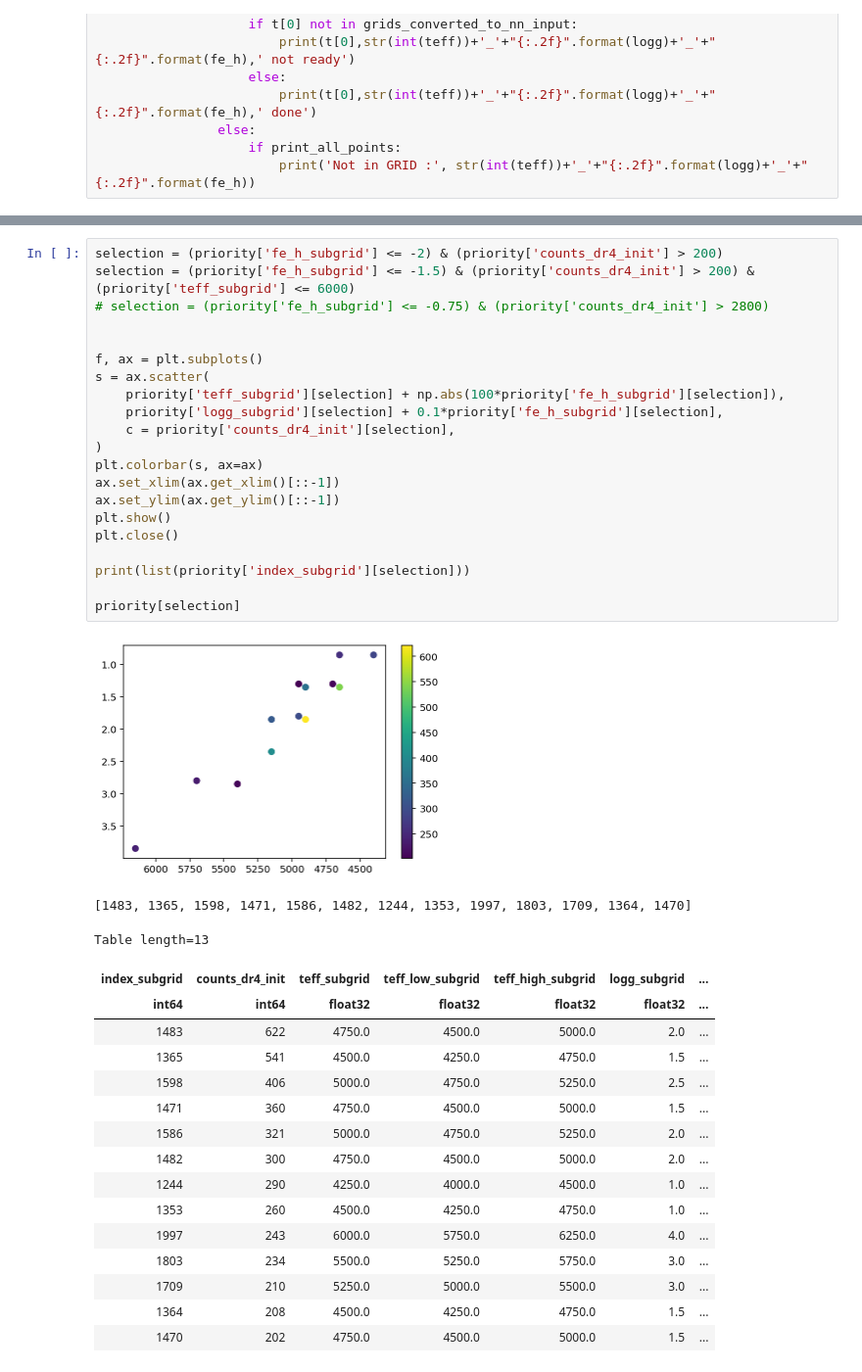
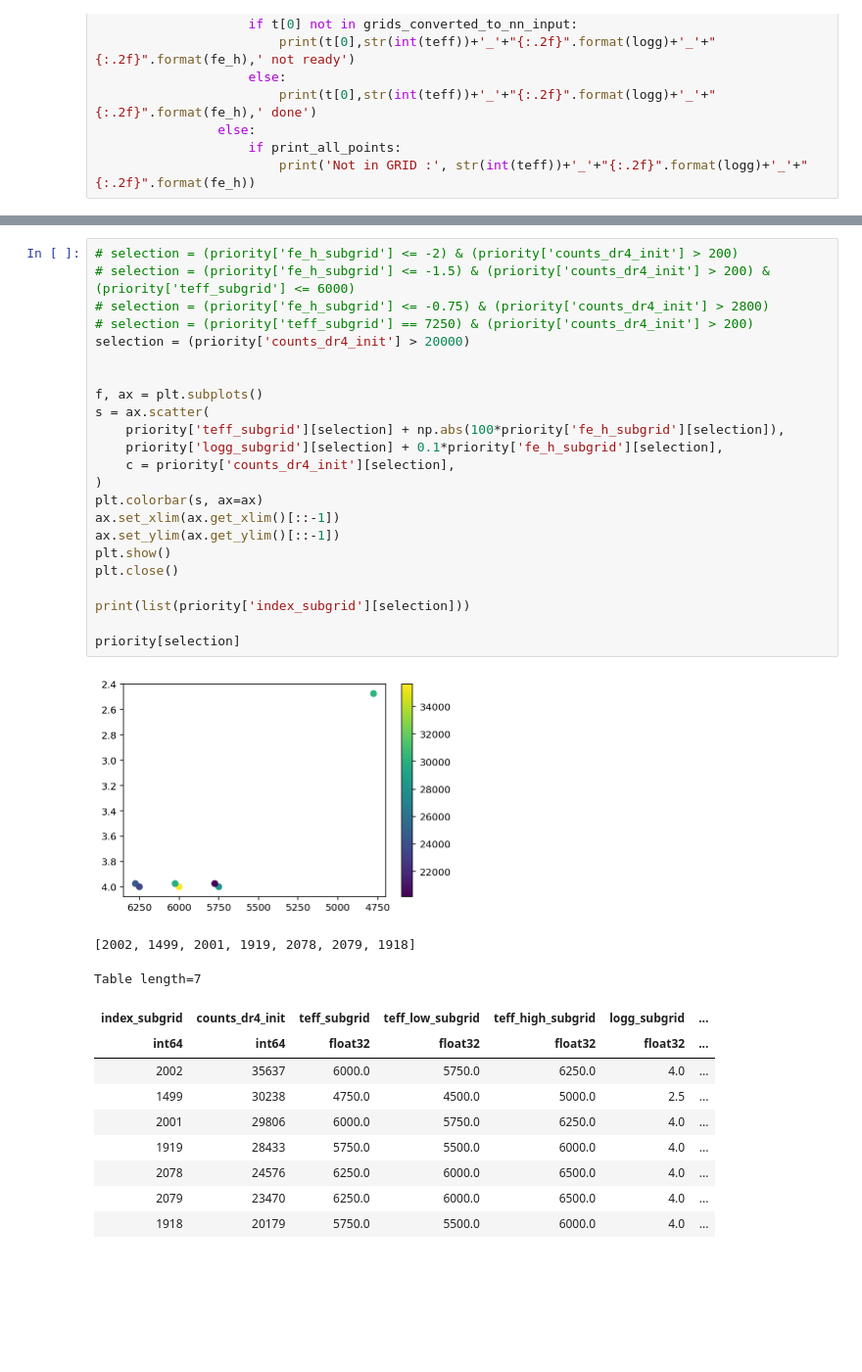
Before and after one commit to svenbuder/GALAH_DR4, a Jupyter notebook: spectrum_grids/galah_dr4_grid_calculation_priority_new_grid.ipynb, the cells around one changed output, grey strips where cells are left out. Shown: that part at 98% size. Drawn from its saved outputs; the diff is of its cells as text; blank space fills up the shorter version.

```diff
--- a/spectrum_grids/galah_dr4_grid_calculation_priority_new_grid.ipynb
+++ b/spectrum_grids/galah_dr4_grid_calculation_priority_new_grid.ipynb
@@ -315,43 +360,39 @@ print(len(grids_done),len(grids_done) * 280)
 # %%
-selection = (priority['fe_h_subgrid'] <= -2) & (priority['counts_dr4_init'] > 200)
-selection = (priority['fe_h_subgrid'] <= -1.5) & (priority['counts_dr4_init'] > 200) & (priority['teff_subgrid'] <= 6000)
+# selection = (priority['fe_h_subgrid'] <= -2) & (priority['counts_dr4_init'] > 200)
+# selection = (priority['fe_h_subgrid'] <= -1.5) & (priority['counts_dr4_init'] > 200) & (priority['teff_subgrid'] <= 6000)
 # selection = (priority['fe_h_subgrid'] <= -0.75) & (priority['counts_dr4_init'] > 2800)
+# selection = (priority['teff_subgrid'] == 7250) & (priority['counts_dr4_init'] > 200)
+selection = (priority['counts_dr4_init'] > 20000)
 
 
 f, ax = plt.subplots()
 s = ax.scatter(
     priority['teff_subgrid'][selection] + np.abs(100*priority['fe_h_subgrid'][selection]),
     priority['logg_subgrid'][selection] + 0.1*priority['fe_h_subgrid'][selection],
     c = priority['counts_dr4_init'][selection],
 )
 plt.colorbar(s, ax=ax)
 ax.set_xlim(ax.get_xlim()[::-1])
 ax.set_ylim(ax.get_ylim()[::-1])
 plt.show()
 plt.close()
 
 print(list(priority['index_subgrid'][selection]))
 
 priority[selection]
 # %% [output]
-[figure, old version]
+[figure, new version]
-[1483, 1365, 1598, 1471, 1586, 1482, 1244, 1353, 1997, 1803, 1709, 1364, 1470]
+[2002, 1499, 2001, 1919, 2078, 2079, 1918]
-Table length=13
+Table length=7
 | index_subgrid | counts_dr4_init | teff_subgrid | teff_low_subgrid | teff_high_subgrid | logg_subgrid | ... |
 | int64 | int64 | float32 | float32 | float32 | float32 | ... |
-| 1483 | 622 | 4750.0 | 4500.0 | 5000.0 | 2.0 | ... |
-| 1365 | 541 | 4500.0 | 4250.0 | 4750.0 | 1.5 | ... |
-| 1598 | 406 | 5000.0 | 4750.0 | 5250.0 | 2.5 | ... |
-| 1471 | 360 | 4750.0 | 4500.0 | 5000.0 | 1.5 | ... |
-| 1586 | 321 | 5000.0 | 4750.0 | 5250.0 | 2.0 | ... |
-| 1482 | 300 | 4750.0 | 4500.0 | 5000.0 | 2.0 | ... |
-| 1244 | 290 | 4250.0 | 4000.0 | 4500.0 | 1.0 | ... |
-| 1353 | 260 | 4500.0 | 4250.0 | 4750.0 | 1.0 | ... |
-| 1997 | 243 | 6000.0 | 5750.0 | 6250.0 | 4.0 | ... |
-| 1803 | 234 | 5500.0 | 5250.0 | 5750.0 | 3.0 | ... |
-| 1709 | 210 | 5250.0 | 5000.0 | 5500.0 | 3.0 | ... |
-| 1364 | 208 | 4500.0 | 4250.0 | 4750.0 | 1.5 | ... |
-| 1470 | 202 | 4750.0 | 4500.0 | 5000.0 | 1.5 | ... |
+| 2002 | 35637 | 6000.0 | 5750.0 | 6250.0 | 4.0 | ... |
+| 1499 | 30238 | 4750.0 | 4500.0 | 5000.0 | 2.5 | ... |
+| 2001 | 29806 | 6000.0 | 5750.0 | 6250.0 | 4.0 | ... |
+| 1919 | 28433 | 5750.0 | 5500.0 | 6000.0 | 4.0 | ... |
+| 2078 | 24576 | 6250.0 | 6000.0 | 6500.0 | 4.0 | ... |
+| 2079 | 23470 | 6250.0 | 6000.0 | 6500.0 | 4.0 | ... |
+| 1918 | 20179 | 5750.0 | 5500.0 | 6000.0 | 4.0 | ... |
 # %%
 # ALREADY DONE
 selection = [
```
Also changed, not shown: parts of 15 cells of this notebook, 4 other files.
